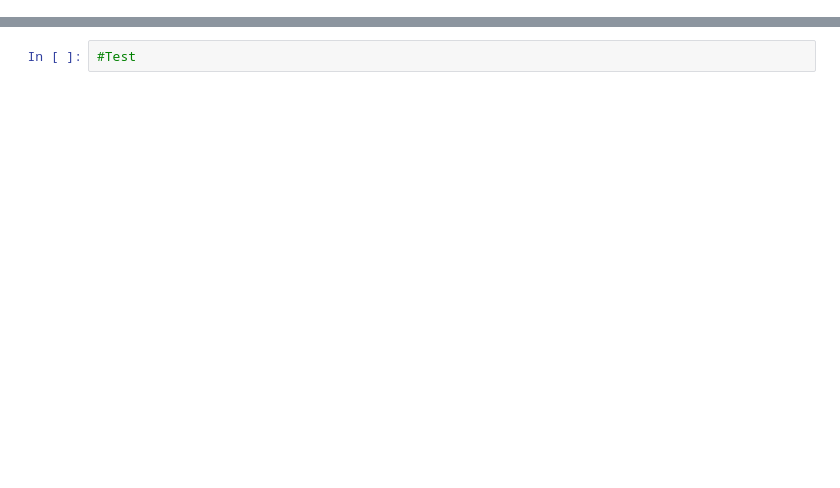
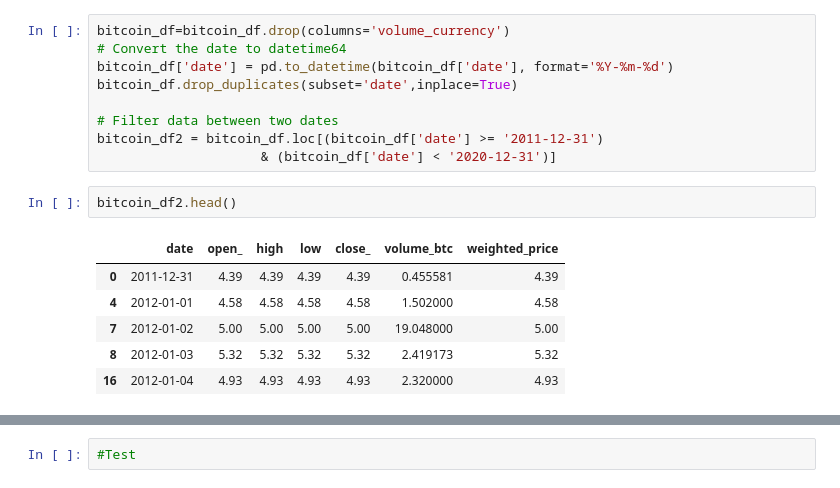
Before and after one commit to tor86/Crypto-To-Wall-Street, a Jupyter notebook: Eric/Test.ipynb, the cells around one changed output, grey strips where cells are left out. Saved outputs shown, nothing was run; the diff lists cells and outputs as text; blank space fills up the shorter version.

```diff
--- a/Eric/Test.ipynb
+++ b/Eric/Test.ipynb
@@ -23,0 +25,18 @@ SyntaxError: invalid syntax (2147177952.py, line 1)
+# %%
+bitcoin_df=bitcoin_df.drop(columns='volume_currency')
+# Convert the date to datetime64
+bitcoin_df['date'] = pd.to_datetime(bitcoin_df['date'], format='%Y-%m-%d')
+bitcoin_df.drop_duplicates(subset='date',inplace=True)
+
+# Filter data between two dates
+bitcoin_df2 = bitcoin_df.loc[(bitcoin_df['date'] >= '2011-12-31')
+                     & (bitcoin_df['date'] < '2020-12-31')]
+# %%
+bitcoin_df2.head()
+# %% [output]
+|  | date | open_ | high | low | close_ | volume_btc | weighted_price |
+| 0 | 2011-12-31 | 4.39 | 4.39 | 4.39 | 4.39 | 0.455581 | 4.39 |
+| 4 | 2012-01-01 | 4.58 | 4.58 | 4.58 | 4.58 | 1.502000 | 4.58 |
+| 7 | 2012-01-02 | 5.00 | 5.00 | 5.00 | 5.00 | 19.048000 | 5.00 |
+| 8 | 2012-01-03 | 5.32 | 5.32 | 5.32 | 5.32 | 2.419173 | 5.32 |
+| 16 | 2012-01-04 | 4.93 | 4.93 | 4.93 | 4.93 | 2.320000 | 4.93 |
```
Also changed, not shown: parts of 33 cells of this notebook.
